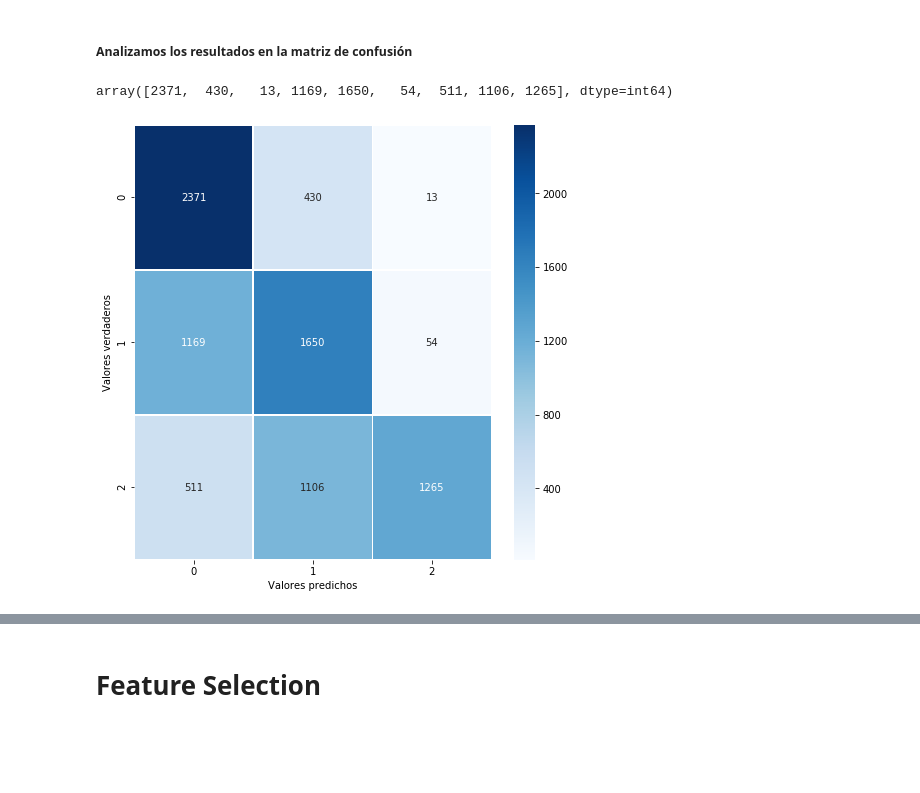
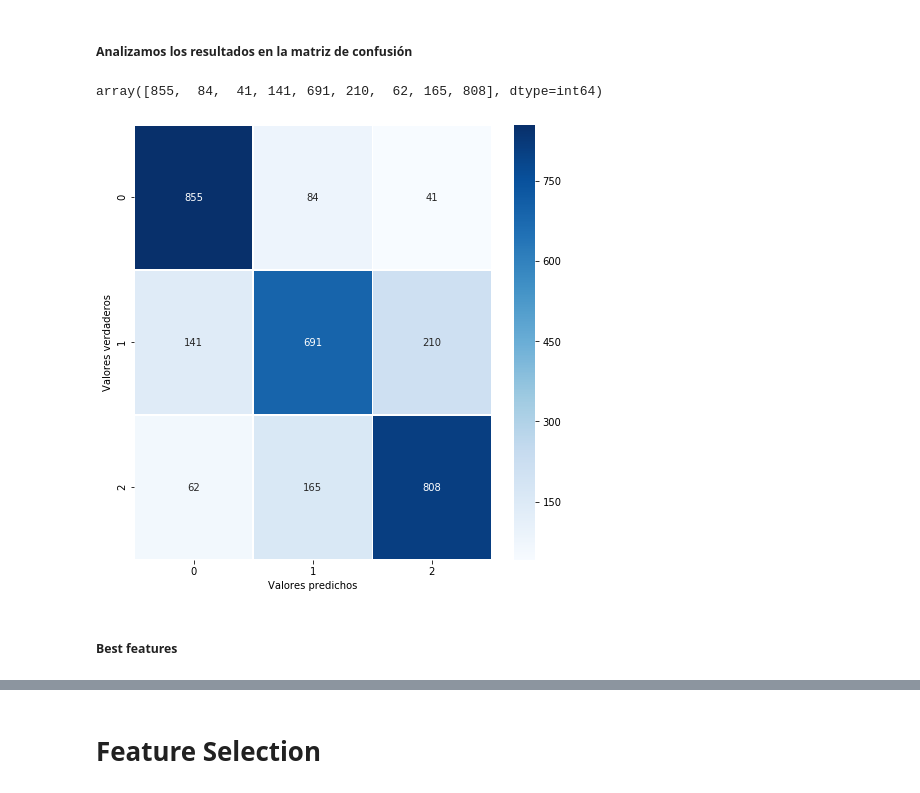
Before and after one commit to rdgagliano/DataScience-Grupo3, a Jupyter notebook: _2_Entrenamiento_Modelos.ipynb, the cells around one changed output, grey strips where cells are left out. Saved outputs shown, nothing was run; the diff lists cells and outputs as text; code cells hidden in the pictures; blank space fills up the shorter version.

Commit message:
Cambios en la generacion de modelos

```diff
--- a/_2_Entrenamiento_Modelos.ipynb
+++ b/_2_Entrenamiento_Modelos.ipynb
@@ -794,3 +701,7 @@ array([2095,  594,  125,  583, 1842,  448,   87,  441, 2354], dtype=int64)
 # %% [markdown]
 <a href="#titulo">Volver al índice</a>
+# %%
+scaler = StandardScaler()
+X_train_simplified_smoted_scaled = scaler.fit_transform(X_train_simplified_smoted)
+X_test_simplified_smoted_scaled = scaler.transform(X_test_simplified_smoted)
 # %% [markdown]
@@ -824,6 +729,5 @@ if(not leer_modelos_desde_pickle):
 # %% [markdown]
 ##### Si ejecutamos levantando el pickle, lo hacemos
 # %%
-if(leer_modelos_desde_pickle):
-    bagging_grid = pickle.load(open('bagging_grid.pkl', 'rb'))
+xgb = pickle.load(open('xgb_grid.pkl', 'rb'))
 # %%
@@ -842,5 +739 @@ Mejor score GridCV: 0.73516889015044
-# %%
-#aplicamos el scaler sobre los datos de train y test
-X_train_simplified_smoted_scaled = bagging_grid.best_params_['preprocesamiento'].fit_transform(X_train_simplified_smoted)
-X_test_simplified_smoted_scaled = bagging_grid.best_params_['preprocesamiento'].transform(X_test_simplified_smoted)
 # %%
@@ -862,7 +753,11 @@ bagging_y_pred = bagging_grid.predict(X_test_simplified_smoted_scaled)
+# %%
+xgb_y_pred = xgb.best_estimator_.predict(X_test_simplified_smoted_scaled)
 # %% [markdown]
 ##### Analizamos los resultados en la matriz de confusión
 # %%
-funcs.getConfusionMatrix(y_test_simplified_smoted, bagging_y_pred, size= 8, labels= classes_labels)
+funcs.getConfusionMatrix(y_test_simplified_smoted, xgb_y_pred, size= 8, labels= classes_labels)
 # %% [output]
-array([2371,  430,   13, 1169, 1650,   54,  511, 1106, 1265], dtype=int64)
+array([855,  84,  41, 141, 691, 210,  62, 165, 808], dtype=int64)
-[figure, old version]
+[figure, new version]
+# %% [markdown]
+##### Best features
```
Also changed, not shown: parts of 135 cells of this notebook, 33 other files.
